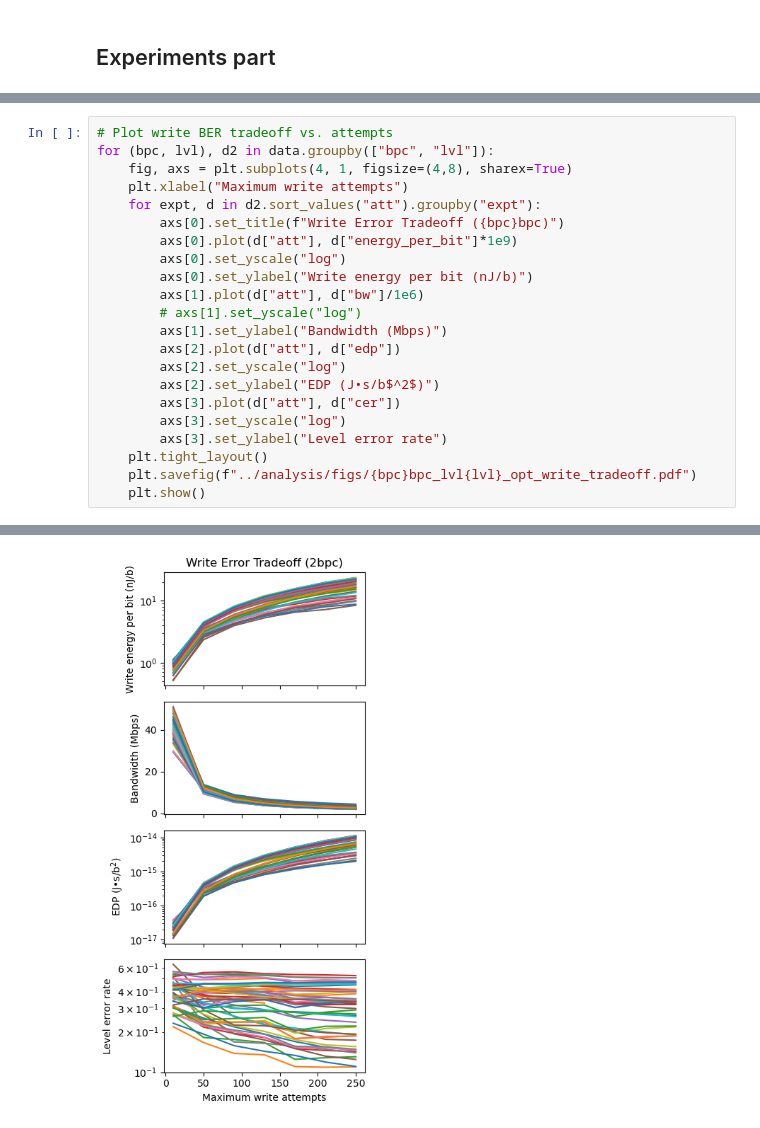
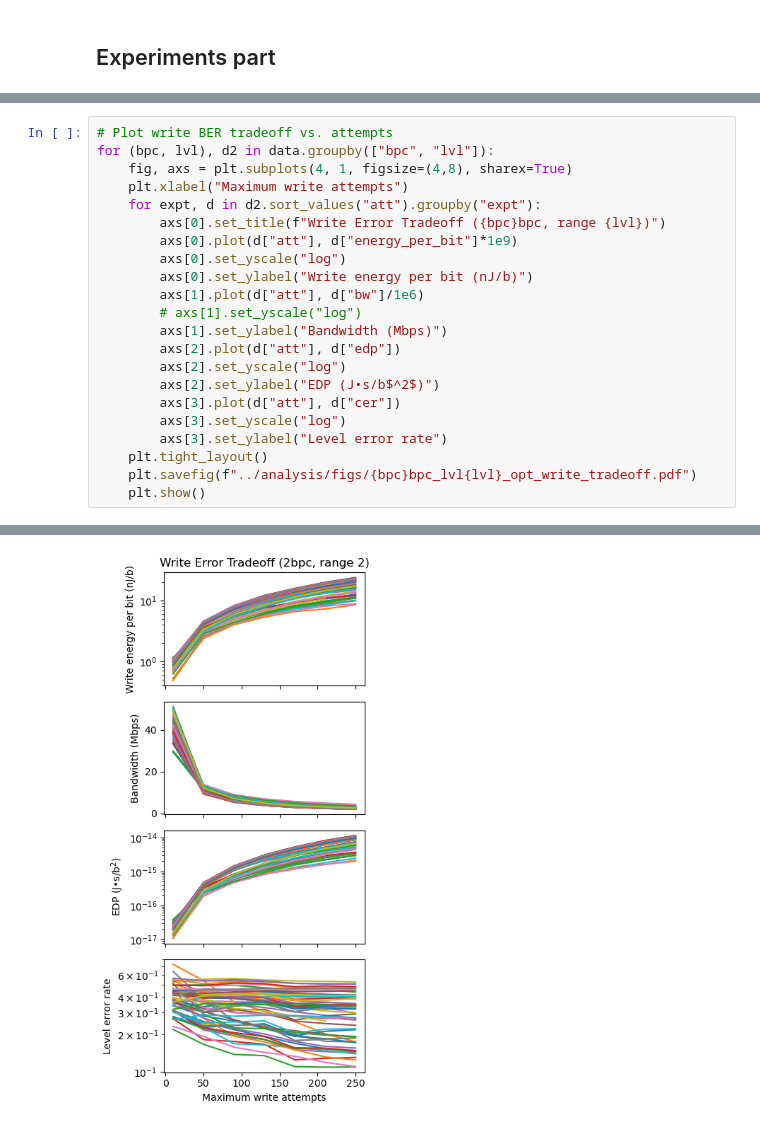
Before and after one commit to akashlevy/ember-python, a Jupyter notebook: opt/analysis.ipynb, the cells around one changed output, grey strips where cells are left out. Cells and saved outputs as stored; diff of their text form.

Commit message:
Update figures

```diff
--- a/opt/analysis.ipynb
+++ b/opt/analysis.ipynb
@@ -147,7 +185,7 @@ for (bpc, lvl), d2 in data.groupby(["bpc", "lvl"]):
     fig, axs = plt.subplots(4, 1, figsize=(4,8), sharex=True)
     plt.xlabel("Maximum write attempts")
     for expt, d in d2.sort_values("att").groupby("expt"):
-        axs[0].set_title(f"Write Error Tradeoff ({bpc}bpc)")
+        axs[0].set_title(f"Write Error Tradeoff ({bpc}bpc, range {lvl})")
         axs[0].plot(d["att"], d["energy_per_bit"]*1e9)
         axs[0].set_yscale("log")
         axs[0].set_ylabel("Write energy per bit (nJ/b)")
@@ -168 +206 @@ for (bpc, lvl), d2 in data.groupby(["bpc", "lvl"]):
-[figure, old version]
+[figure, new version]
```
Also changed, not shown: parts of 4 cells of this notebook, 4 other files.
